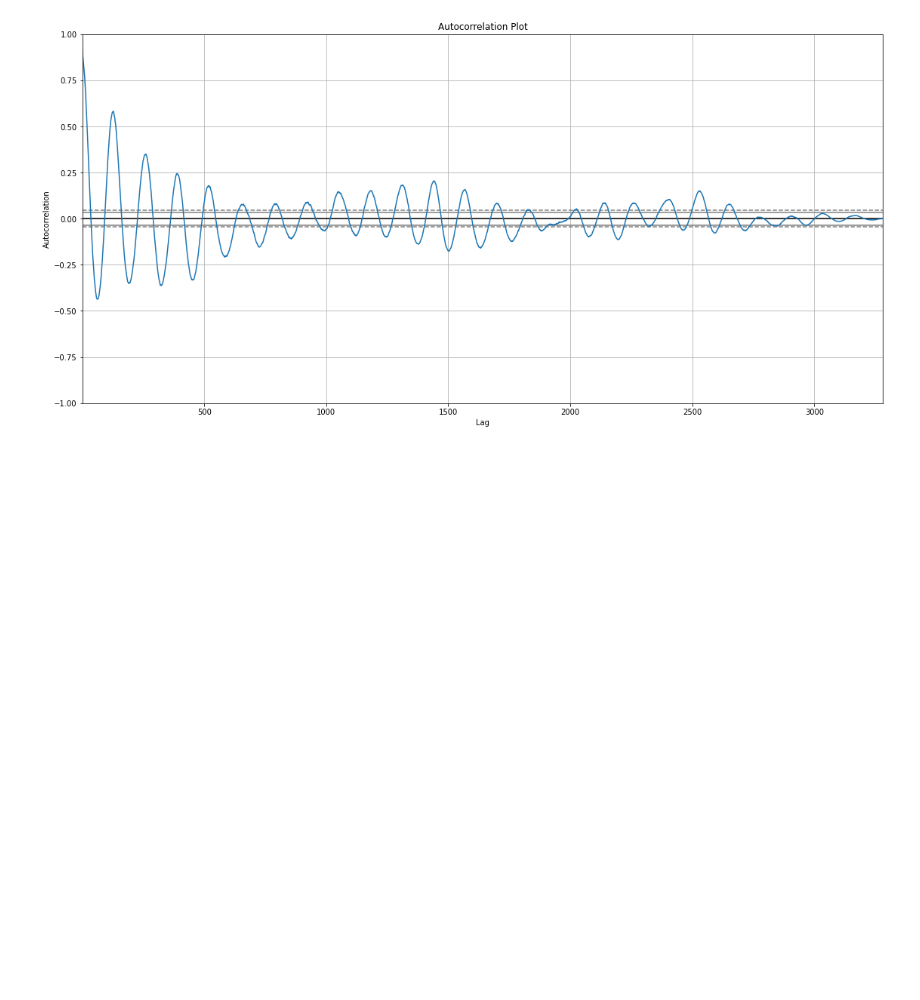
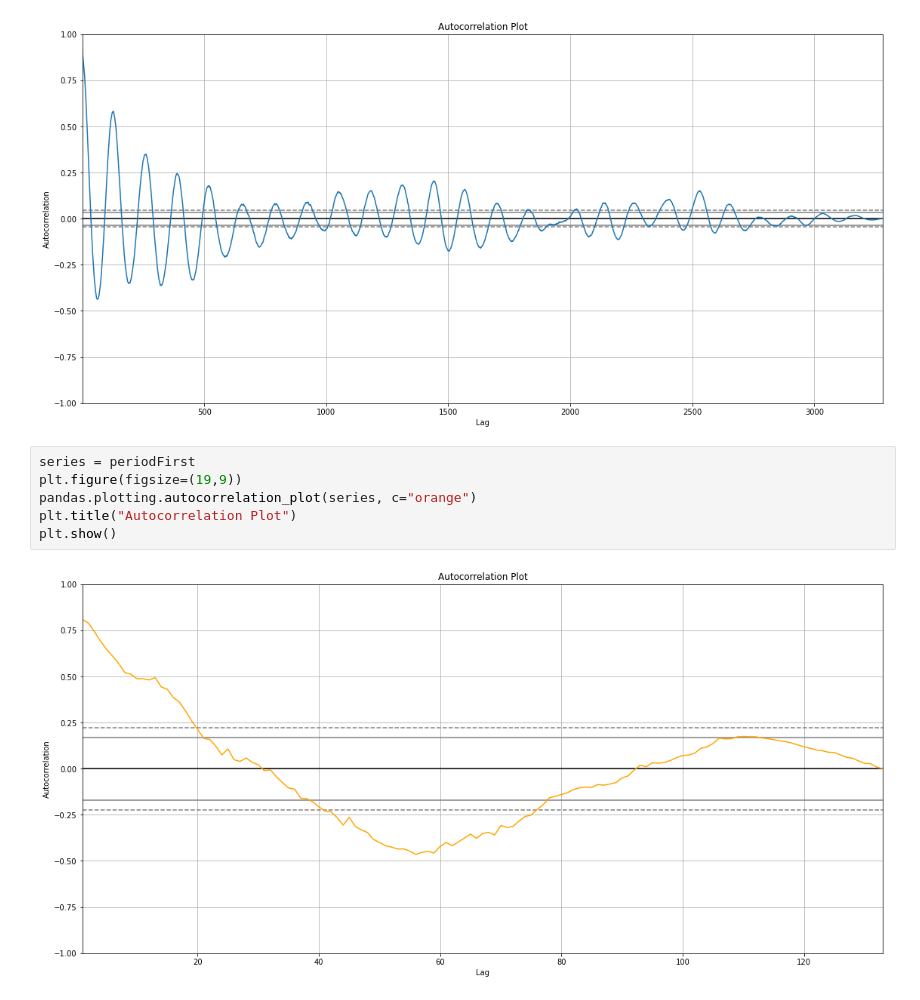
Before and after one commit to cichy1173/sunspot-analysis, a Jupyter notebook: badanie.ipynb, the cells around one changed output. Cells and saved outputs as stored; diff of their text form; blank space fills up the shorter version.

Commit message:
autocorr plots for periods

```diff
--- a/badanie.ipynb
+++ b/badanie.ipynb
@@ -228,3 +228,11 @@ plt.title("Autocorrelation Plot")
 plt.show()
 # %% [output]
 [figure]
+# %%
+series = periodFirst
+plt.figure(figsize=(19,9))
+pandas.plotting.autocorrelation_plot(series, c="orange")
+plt.title("Autocorrelation Plot")
+plt.show()
+# %% [output]
+[figure, added]
```
Also changed, not shown: parts of 4 cells of this notebook.
